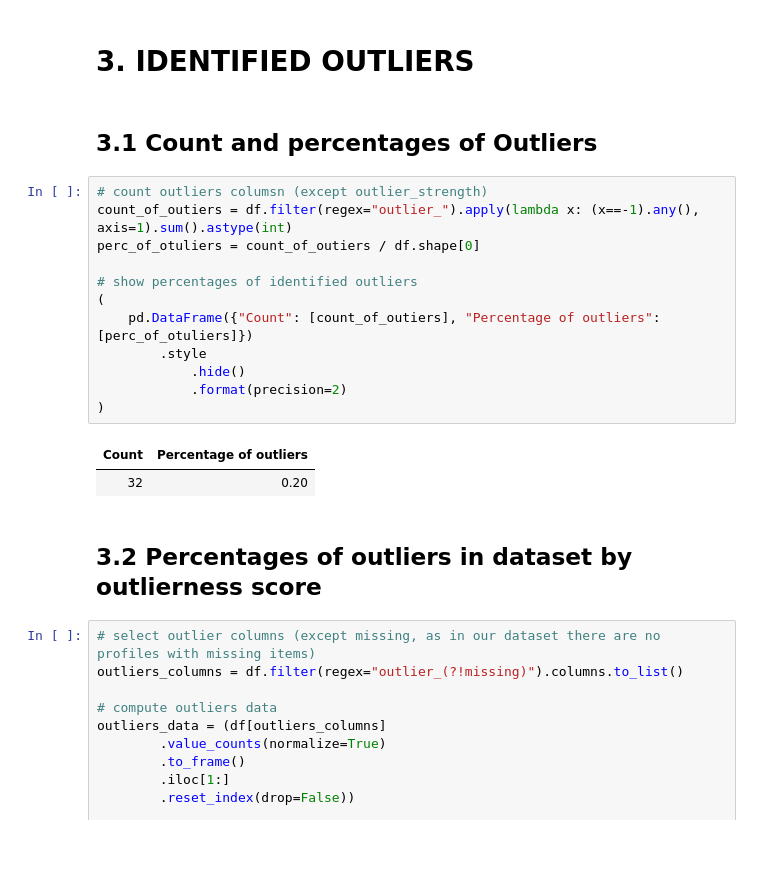
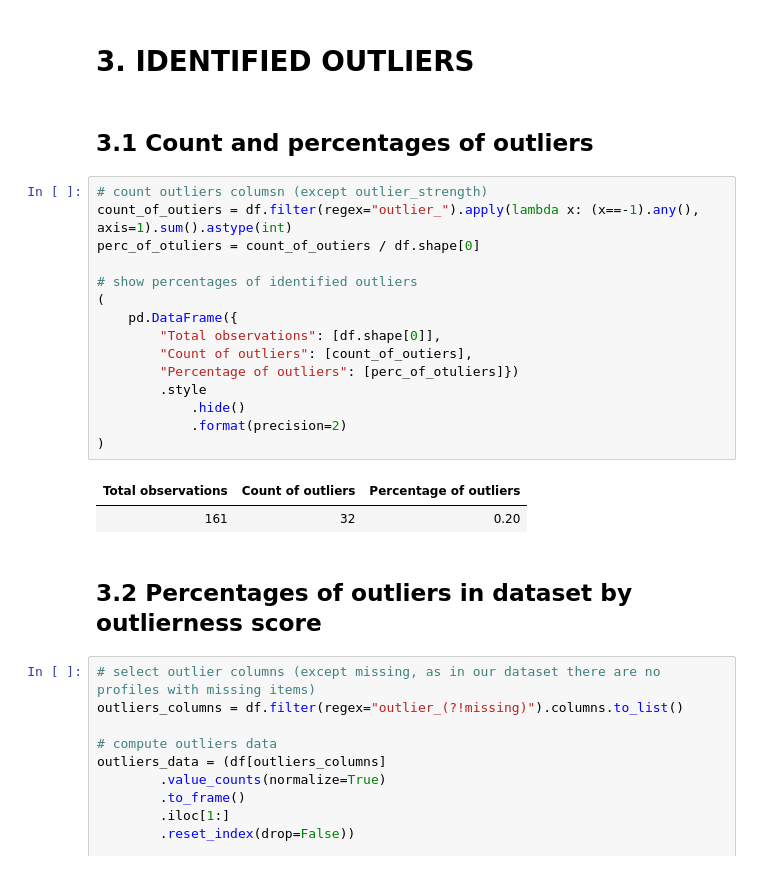
Before and after one commit to alkaest2002/mhsc, a Jupyter notebook: analysis.ipynb, the cells around one changed output. Cells and saved outputs as stored; diff of their text form.

```diff
--- a/analysis.ipynb
+++ b/analysis.ipynb
@@ -319,24 +314,27 @@ df.head()
 # %% [markdown]
 # 3. IDENTIFIED OUTLIERS
 # %% [markdown]
-## 3.1 Count and percentages of Outliers
+## 3.1 Count and percentages of outliers
 # %%
 # count outliers columsn (except outlier_strength)
 count_of_outiers = df.filter(regex="outlier_").apply(lambda x: (x==-1).any(), axis=1).sum().astype(int)
 perc_of_otuliers = count_of_outiers / df.shape[0]
 
 # show percentages of identified outliers
 (
-    pd.DataFrame({"Count": [count_of_outiers], "Percentage of outliers": [perc_of_otuliers]})
+    pd.DataFrame({
+        "Total observations": [df.shape[0]],
+        "Count of outliers": [count_of_outiers],
+        "Percentage of outliers": [perc_of_otuliers]})
         .style
             .hide()
             .format(precision=2)
 )
 # %% [output]
-| Count | Percentage of outliers |
-| 32 | 0.20 |
+| Total observations | Count of outliers | Percentage of outliers |
+| 161 | 32 | 0.20 |
-# %% [markdown]
-## 3.2 Percentages of outliers in dataset by outlierness score
+# %% [markdown]
+## 3.2 Percentages of outliers in dataset by outlierness score
 # %%
 # select outlier columns (except missing, as in our dataset there are no profiles with missing items)
 outliers_columns = df.filter(regex="outlier_(?!missing)").columns.to_list()
```
Also changed, not shown: parts of 27 cells of this notebook.
